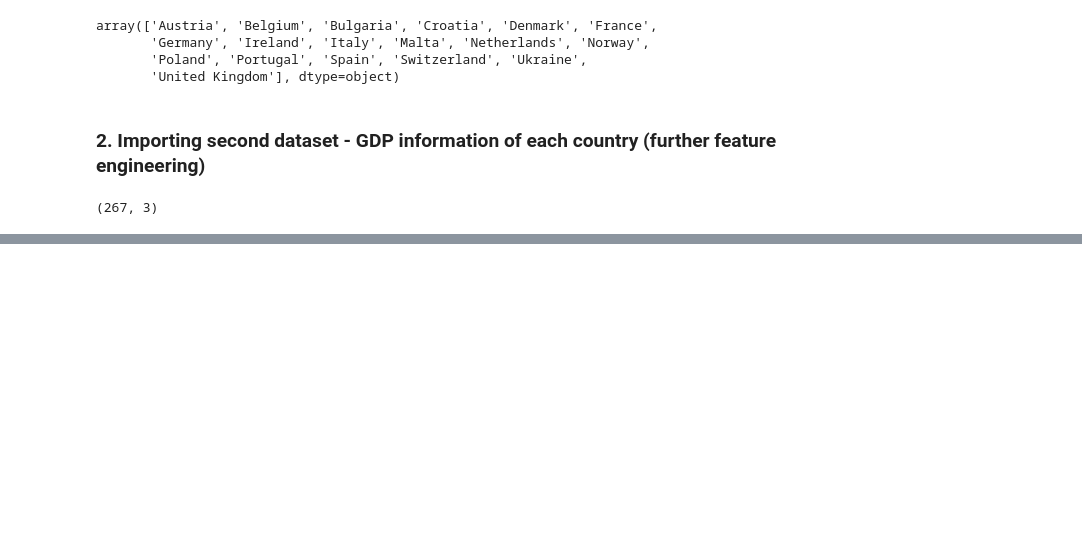
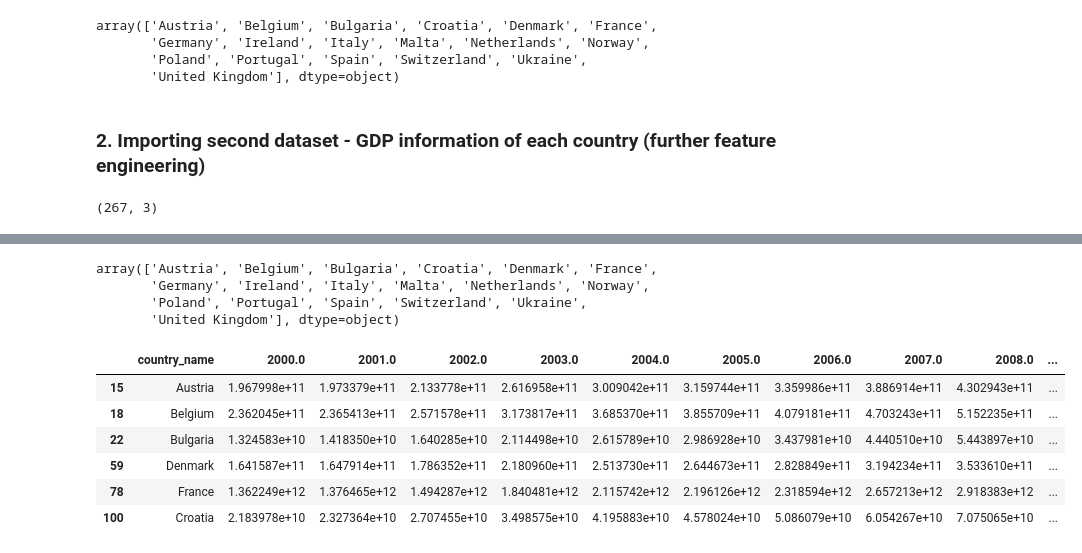
Before and after one commit to dayosango/eu_congenital_anomalies, a Jupyter notebook: Data_cleansing.ipynb, the cells around one changed output, grey strips where cells are left out. Drawn from its saved outputs; the diff is of its cells as text; code cells hidden in the pictures; blank space fills up the shorter version.

```diff
--- a/Data_cleansing.ipynb
+++ b/Data_cleansing.ipynb
@@ -566,0 +547,2 @@ Float64Index([2019.0, 2020.0, nan], dtype='float64', name=('Country Name', 'Coun
+# %%
+gdp = gdp.reset_index()
@@ -566,0 +575,4 @@ Float64Index([2019.0, 2020.0, nan], dtype='float64', name=('Country Name', 'Coun
+# %%
+gdp.drop([0], axis=0, inplace=True)
+
+#dropped the first row
@@ -566,0 +626,7 @@ Float64Index([2019.0, 2020.0, nan], dtype='float64', name=('Country Name', 'Coun
+# %%
+gdp = gdp[['Country Name', 2000.0, 2001.0,
+       2002.0, 2003.0, 2004.0, 2005.0, 2006.0, 2007.0, 2008.0,
+       2009.0, 2010.0, 2011.0, 2012.0, 2013.0, 2014.0, 2015.0,
+       2016.0]]
+
+#the only years we need (to correlate with the orginal anomalies dataframe above), so I dropped the rest.
@@ -566,0 +642,3 @@ Float64Index([2019.0, 2020.0, nan], dtype='float64', name=('Country Name', 'Coun
+# %%
+gdp.rename(columns={'Country Name': 'country_name'}, inplace=True)
+#formating the column names to make them easier for analysis steps.
@@ -566,0 +667,7 @@ Float64Index([2019.0, 2020.0, nan], dtype='float64', name=('Country Name', 'Coun
+# %%
+df['country'].unique()
+# %% [output]
+array(['Austria', 'Belgium', 'Bulgaria', 'Croatia', 'Denmark', 'France',
+       'Germany', 'Ireland', 'Italy', 'Malta', 'Netherlands', 'Norway',
+       'Poland', 'Portugal', 'Spain', 'Switzerland', 'Ukraine',
+       'United Kingdom'], dtype=object)
@@ -566,0 +679,13 @@ Float64Index([2019.0, 2020.0, nan], dtype='float64', name=('Country Name', 'Coun
+# %%
+gdp[(gdp['country_name'] == 'Austria') | (gdp['country_name'] == 'Belgium')
+   | (gdp['country_name'] == 'Bulgaria') | (gdp['country_name'] == 'Austria')
+    | (gdp['country_name'] == 'Croatia') | (gdp['country_name'] == 'Denmark')
+    | (gdp['country_name'] == 'France')]
+# %% [output]
+|  | country_name | 2000.0 | 2001.0 | 2002.0 | 2003.0 | 2004.0 | 2005.0 | 2006.0 | 2007.0 | 2008.0 | ... |
+| 15 | Austria | 1.967998e+11 | 1.973379e+11 | 2.133778e+11 | 2.616958e+11 | 3.009042e+11 | 3.159744e+11 | 3.359986e+11 | 3.886914e+11 | 4.302943e+11 | ... |
+| 18 | Belgium | 2.362045e+11 | 2.365413e+11 | 2.571578e+11 | 3.173817e+11 | 3.685370e+11 | 3.855709e+11 | 4.079181e+11 | 4.703243e+11 | 5.152235e+11 | ... |
+| 22 | Bulgaria | 1.324583e+10 | 1.418350e+10 | 1.640285e+10 | 2.114498e+10 | 2.615789e+10 | 2.986928e+10 | 3.437981e+10 | 4.440510e+10 | 5.443897e+10 | ... |
+| 59 | Denmark | 1.641587e+11 | 1.647914e+11 | 1.786352e+11 | 2.180960e+11 | 2.513730e+11 | 2.644673e+11 | 2.828849e+11 | 3.194234e+11 | 3.533610e+11 | ... |
+| 78 | France | 1.362249e+12 | 1.376465e+12 | 1.494287e+12 | 1.840481e+12 | 2.115742e+12 | 2.196126e+12 | 2.318594e+12 | 2.657213e+12 | 2.918383e+12 | ... |
+| 100 | Croatia | 2.183978e+10 | 2.327364e+10 | 2.707455e+10 | 3.498575e+10 | 4.195883e+10 | 4.578024e+10 | 5.086079e+10 | 6.054267e+10 | 7.075065e+10 | ... |
```
Also changed, not shown: parts of 21 cells of this notebook.
